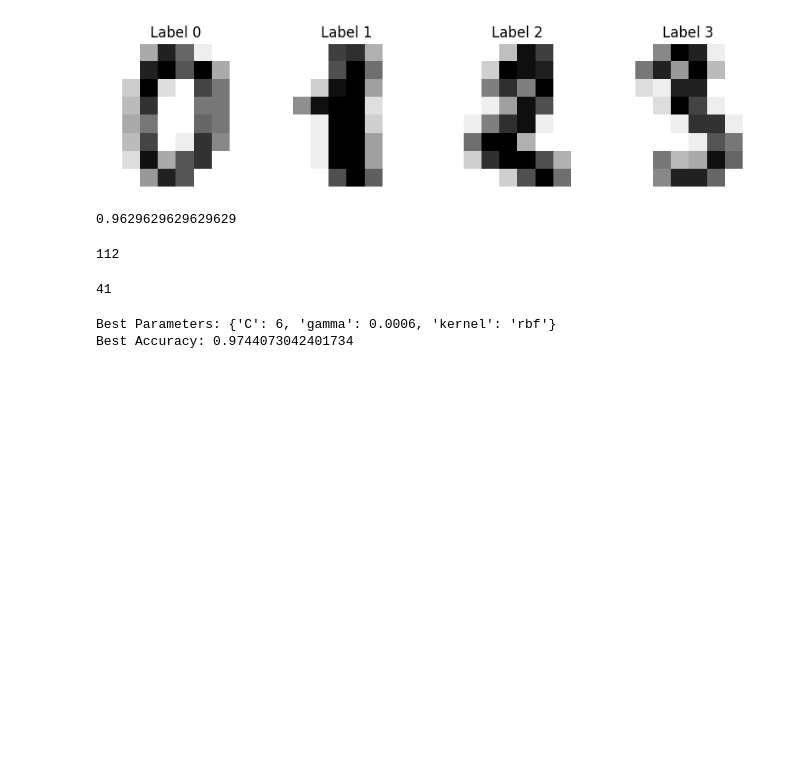
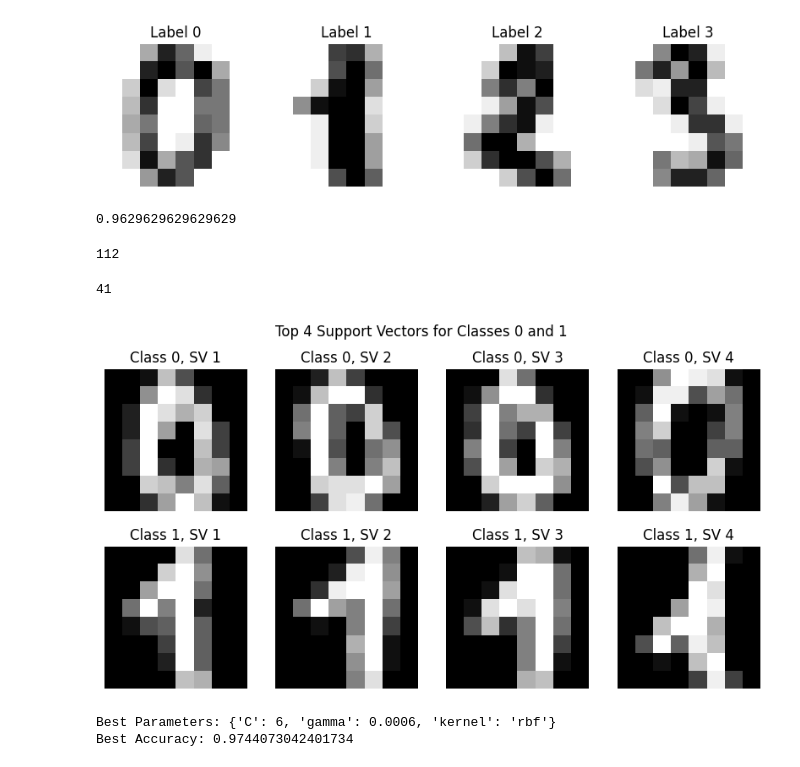
Before and after one commit to nikitue/DMML-Homework-1, a Jupyter notebook: HW1_2IIG0_24_25.ipynb, the cells around one changed output. Cells and saved outputs as stored; diff of their text form; code cells hidden in the pictures; blank space fills up the shorter version.

```diff
--- a/HW1_2IIG0_24_25.ipynb
+++ b/HW1_2IIG0_24_25.ipynb
@@ -284,6 +283,37 @@ distinguished_coeficients_0_1 = all_coeficients_0_1[np.where(all_coeficients_0_1
 distinguished_coeficients_0_1.size
 # %% [output]
 41
+# %%
+# Extract support vectors and dual coefficients from training
+support_vectors = svc.support_vectors_
+dual_coef = svc.dual_coef_
+
+# Separate the support vectors for class 0 and class 1
+# Dual coefficients have two rows for binary classification
+class_0_indices = (dual_coef[0] > 0).nonzero()[0]
+class_1_indices = (dual_coef[0] < 0).nonzero()[0]
+
+# Get the top 4 most influential support vectors for each class
+top_4_class_0 = support_vectors[class_0_indices[:4]]
+top_4_class_1 = support_vectors[class_1_indices[:4]]
+
+
+# Plot the support vectors
+fig, axes = plt.subplots(2, 4, figsize=(10, 5))
+for i, sv in enumerate(top_4_class_0):
+    axes[0, i].imshow(sv.reshape(8, 8), cmap='gray')
+    axes[0, i].set_title(f"Class 0, SV {i+1}")
+    axes[0, i].axis('off')
+
+for i, sv in enumerate(top_4_class_1):
+    axes[1, i].imshow(sv.reshape(8, 8), cmap='gray')
+    axes[1, i].set_title(f"Class 1, SV {i+1}")
+    axes[1, i].axis('off')
+
+plt.suptitle("Top 4 Support Vectors for Classes 0 and 1")
+plt.show()
+# %% [output]
+[figure, added]
 # %%
 # Create an SVC with RBF kernel
 svc = SVC()
```
Also changed, not shown: parts of 2 cells of this notebook.
